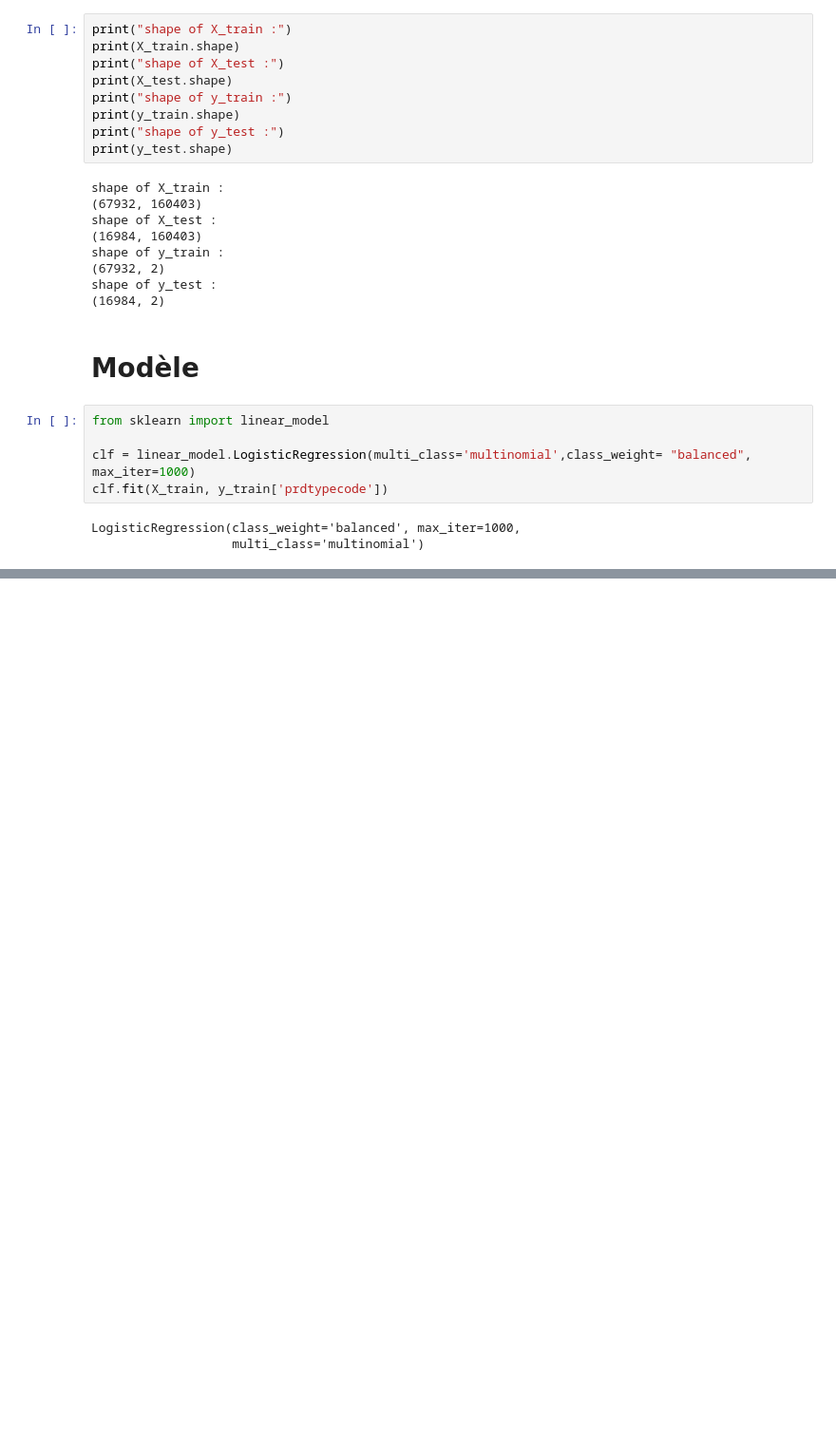
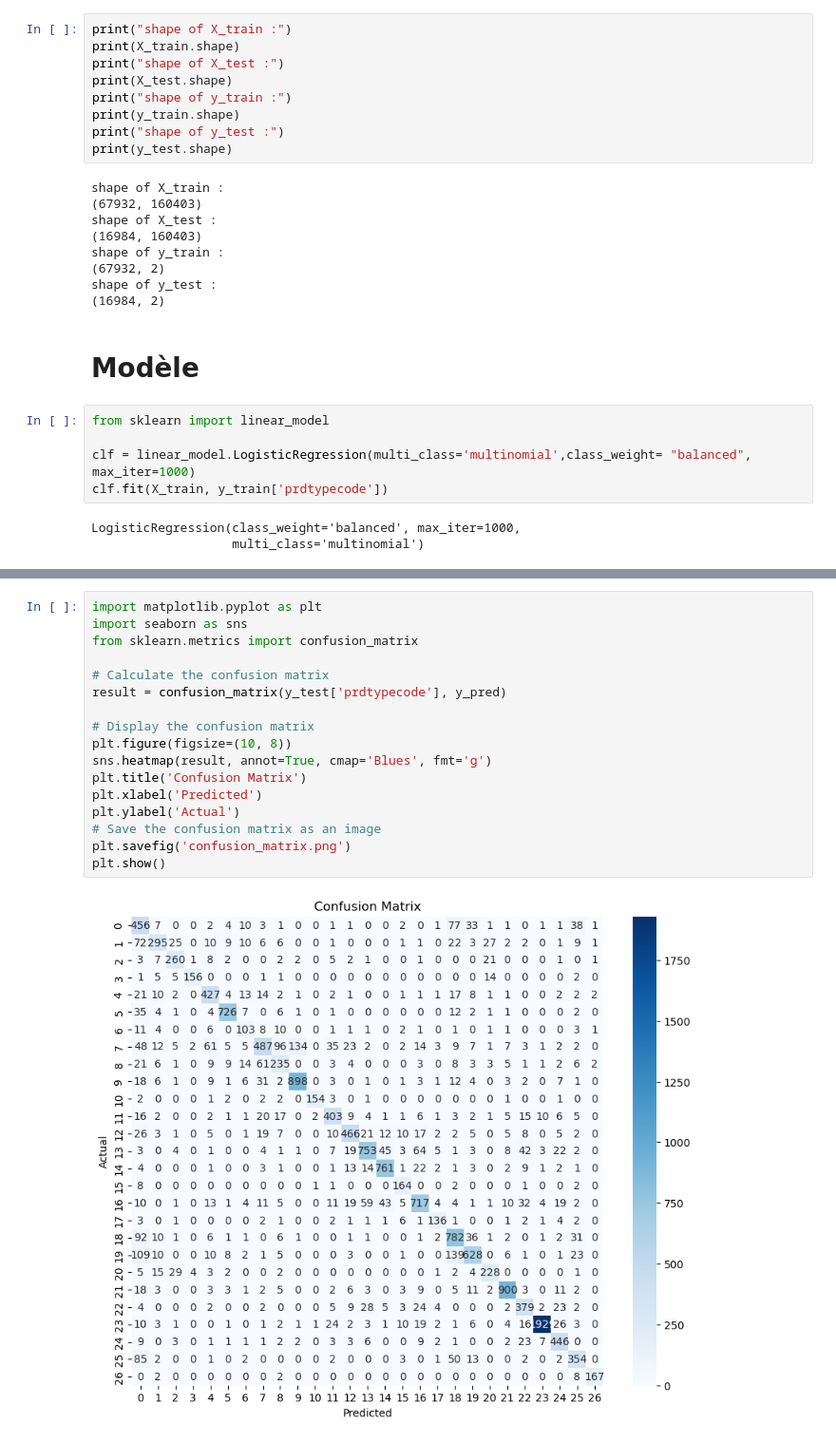
Before and after one commit to hamzawillgrow/challdata, a Jupyter notebook: LogisticReg.ipynb, the cells around one changed output, grey strips where cells are left out. Shown: that part at 95% size. Cells and saved outputs as stored; diff of their text form; blank space fills up the shorter version.

Commit message:
fix: Fix error in LogisticReg.py and use logistic regression to provide confusion matrix

```diff
--- a/LogisticReg.ipynb
+++ b/LogisticReg.ipynb
@@ -74,0 +75,19 @@ Score : 0.7946302402260952
+# %%
+import matplotlib.pyplot as plt
+import seaborn as sns
+from sklearn.metrics import confusion_matrix
+
+# Calculate the confusion matrix
+result = confusion_matrix(y_test['prdtypecode'], y_pred)
+
+# Display the confusion matrix
+plt.figure(figsize=(10, 8))
+sns.heatmap(result, annot=True, cmap='Blues', fmt='g')
+plt.title('Confusion Matrix')
+plt.xlabel('Predicted')
+plt.ylabel('Actual')
+# Save the confusion matrix as an image
+plt.savefig('confusion_matrix.png')
+plt.show()
+# %% [output]
+[figure, added]
```
Also changed, not shown: parts of 1 cell of this notebook, 1 other file.
